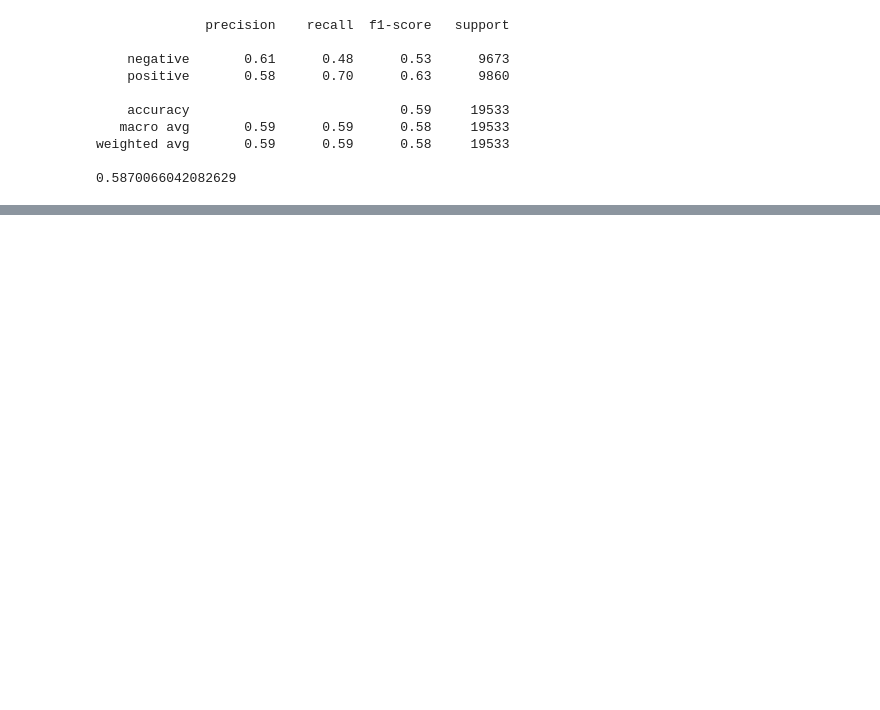
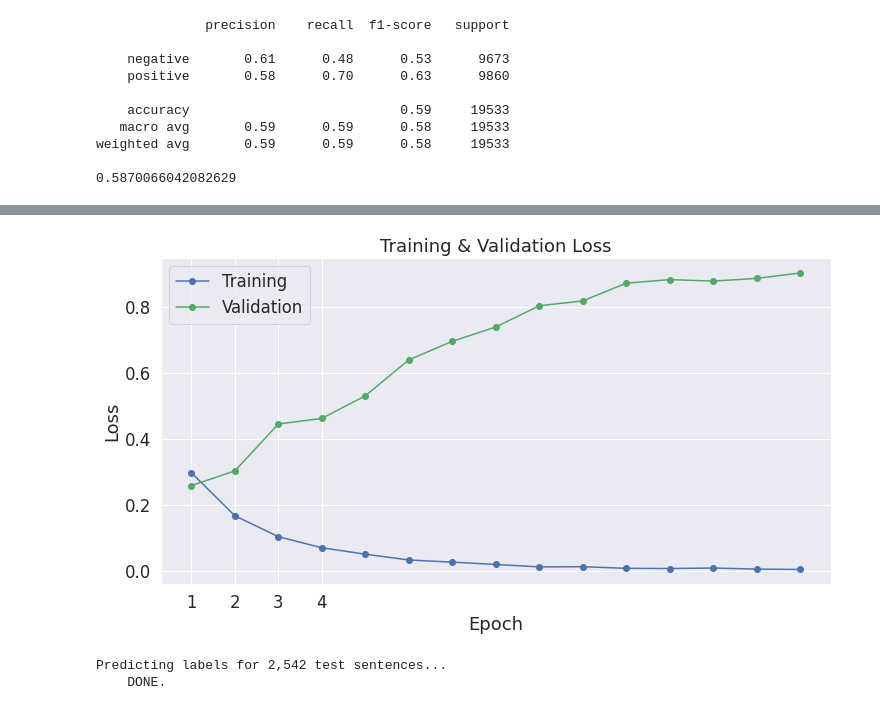
Before and after one commit to omkarpat/EmpatheticDialoguesEmotionDetection, a Jupyter notebook: Pos_Neg_fine_tuning.ipynb, the cells around one changed output, grey strips where cells are left out. Drawn from its saved outputs; the diff is of its cells as text; code cells hidden in the pictures; blank space fills up the shorter version.

```diff
--- a/Pos_Neg_fine_tuning.ipynb
+++ b/Pos_Neg_fine_tuning.ipynb
@@ -611,0 +665,27 @@ train_df.head()
+# %%
+import matplotlib.pyplot as plt
+% matplotlib inline
+
+import seaborn as sns
+
+# Use plot styling from seaborn.
+sns.set(style='darkgrid')
+
+# Increase the plot size and font size.
+sns.set(font_scale=1.5)
+plt.rcParams["figure.figsize"] = (12,6)
+
+# Plot the learning curve.
+plt.plot(df_stats['Training Loss'], 'b-o', label="Training")
+plt.plot(df_stats['Valid. Loss'], 'g-o', label="Validation")
+
+# Label the plot.
+plt.title("Training & Validation Loss")
+plt.xlabel("Epoch")
+plt.ylabel("Loss")
+plt.legend()
+plt.xticks([1, 2, 3, 4])
+
+plt.show()
+# %% [output]
+[figure, added]
@@ -611,0 +697,40 @@ train_df.head()
+# %%
+# Prediction on test set
+
+print('Predicting labels for {:,} test sentences...'.format(len(input_ids_test)))
+
+# Put model in evaluation mode
+model.eval()
+
+# Tracking variables
+predictions , true_labels = [], []
+
+# Predict
+for batch in prediction_dataloader:
+  # Add batch to GPU
+  batch = tuple(t.to(device) for t in batch)
+
+  # Unpack the inputs from our dataloader
+  b_input_ids, b_input_mask, b_labels = batch
+
+  # Telling the model not to compute or store gradients, saving memory and
+  # speeding up prediction
+  with torch.no_grad():
+      # Forward pass, calculate logit predictions
+      outputs = model(b_input_ids, token_type_ids=None,
+                      attention_mask=b_input_mask)
+
+  logits = outputs[0]
+
+  # Move logits and labels to CPU
+  logits = logits.detach().cpu().numpy()
+  label_ids = b_labels.to('cpu').numpy()
+
+  # Store predictions and true labels
+  predictions.append(logits)
+  true_labels.append(label_ids)
+
+print('    DONE.')
+# %% [output]
+Predicting labels for 2,542 test sentences...
+    DONE.
```
Also changed, not shown: parts of 18 cells of this notebook.
